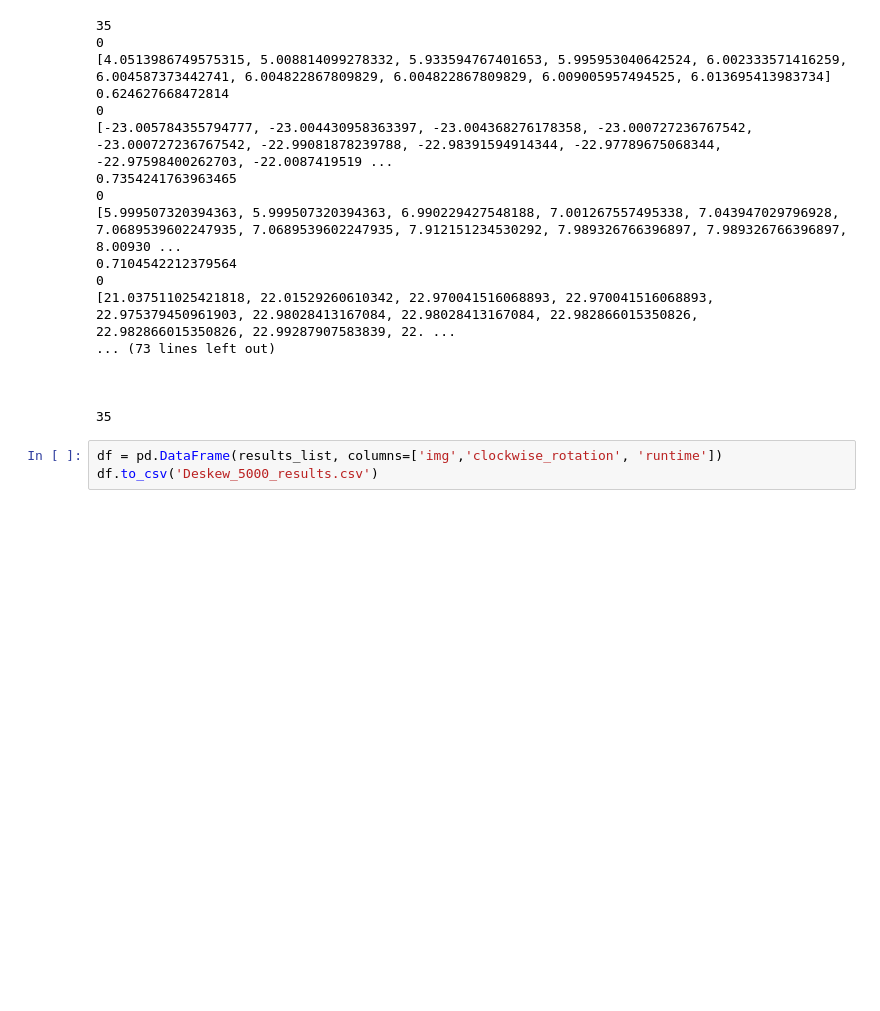
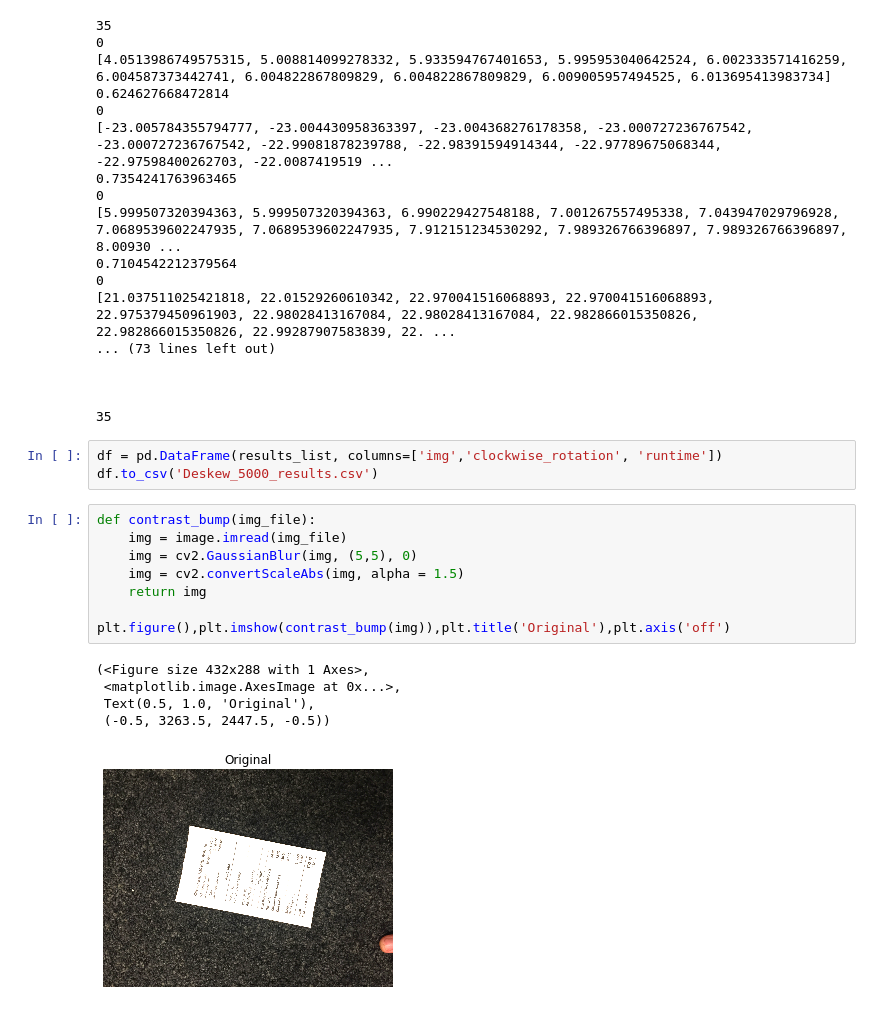
Before and after one commit to JackGilligan/Deskew, a Jupyter notebook: Deskew.ipynb, the cells around one changed output. Cells and saved outputs as stored; diff of their text form; blank space fills up the shorter version.

```diff
--- a/Deskew.ipynb
+++ b/Deskew.ipynb
@@ -290,3 +312,17 @@ df.to_csv('Deskew_MyReceipts_results.csv')
 # %%
 df = pd.DataFrame(results_list, columns=['img','clockwise_rotation', 'runtime'])
 df.to_csv('Deskew_5000_results.csv')
+# %%
+def contrast_bump(img_file):
+    img = image.imread(img_file)
+    img = cv2.GaussianBlur(img, (5,5), 0)
+    img = cv2.convertScaleAbs(img, alpha = 1.5)
+    return img
+
+plt.figure(),plt.imshow(contrast_bump(img)),plt.title('Original'),plt.axis('off')
+# %% [output]
+(<Figure size 432x288 with 1 Axes>,
+ <matplotlib.image.AxesImage at 0x...>,
+ Text(0.5, 1.0, 'Original'),
+ (-0.5, 3263.5, 2447.5, -0.5))
+[figure, added]
```
Also changed, not shown: parts of 2 cells of this notebook.
